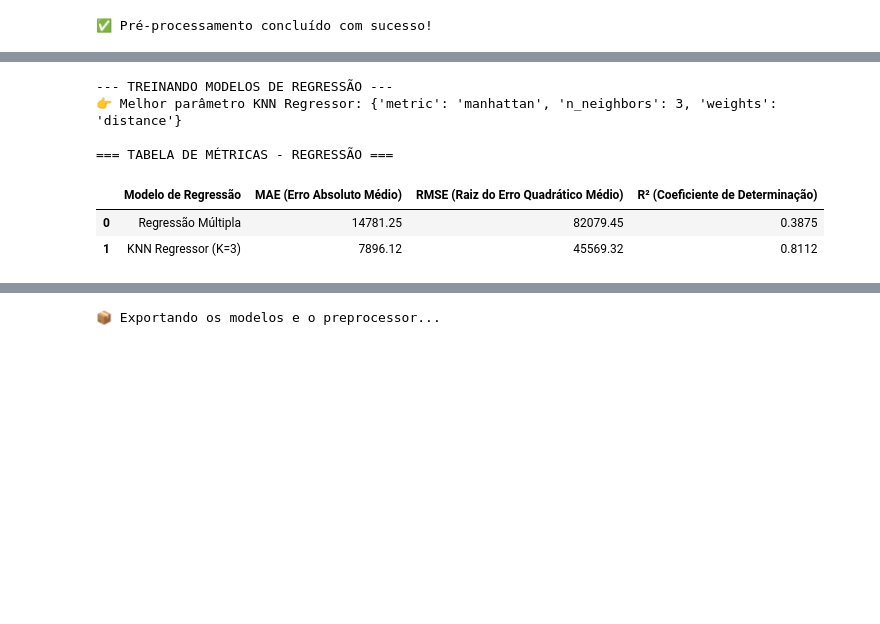
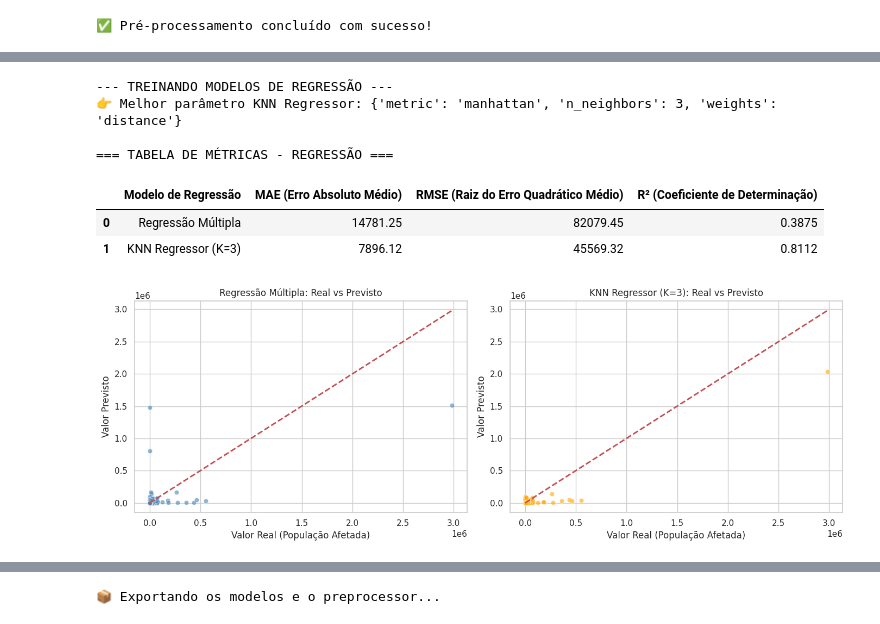
Before and after one commit to LaraDondossola/Classificacao-eventos-climaticos, a Jupyter notebook: Notebooks/Limpeza-e-Pré-processamento.ipynb, the cells around one changed output, grey strips where cells are left out. Cells and saved outputs as stored; diff of their text form; code cells hidden in the pictures; blank space fills up the shorter version.

```diff
--- a/Notebooks/Limpeza-e-Pré-processamento.ipynb
+++ b/Notebooks/Limpeza-e-Pré-processamento.ipynb
@@ -238,30 +253,54 @@ grid_knn_reg.fit(X_train_prep, y_train_reg)
 # Melhor modelo KNN encontrado
 best_knn_reg = grid_knn_reg.best_estimator_
 y_pred_knn = np.maximum(0, best_knn_reg.predict(X_test_prep))
 
 print(f"👉 Melhor parâmetro KNN Regressor: {grid_knn_reg.best_params_}")
 
 # Tabela de Métricas
 def metricas_reg(y_true, y_pred, nome):
     return {
         'Modelo de Regressão': nome,
         'MAE (Erro Absoluto Médio)': f"{mean_absolute_error(y_true, y_pred):.2f}",
         'RMSE (Raiz do Erro Quadrático Médio)': f"{np.sqrt(mean_squared_error(y_true, y_pred)):.2f}",
         'R² (Coeficiente de Determinação)': f"{r2_score(y_true, y_pred):.4f}"
     }
 
 df_res_reg = pd.DataFrame([
     metricas_reg(y_test_reg, y_pred_multipla, "Regressão Múltipla"),
     metricas_reg(y_test_reg, y_pred_knn, f"KNN Regressor (K={grid_knn_reg.best_params_['n_neighbors']})")
 ])
 
 print("\n=== TABELA DE MÉTRICAS - REGRESSÃO ===")
 display(df_res_reg)
+
+# Gráficos de Dispersão: Real vs Previsto
+fig, axes = plt.subplots(1, 2, figsize=(14, 5))
+
+# Definindo limite máximo para a linha de referência perfeita (y = x)
+max_val = max(y_test_reg.max(), max(y_pred_multipla.max(), y_pred_knn.max()))
+
+# 1. Gráfico Regressão Múltipla
+sns.scatterplot(x=y_test_reg, y=y_pred_multipla, ax=axes[0], alpha=0.6, color='steelblue')
+axes[0].plot([0, max_val], [0, max_val], 'r--', lw=2)  # Linha de identidade (y=x)
+axes[0].set_title('Regressão Múltipla: Real vs Previsto')
+axes[0].set_xlabel('Valor Real (População Afetada)')
+axes[0].set_ylabel('Valor Previsto')
+
+# 2. Gráfico KNN Regressor
+sns.scatterplot(x=y_test_reg, y=y_pred_knn, ax=axes[1], alpha=0.6, color='orange')
+axes[1].plot([0, max_val], [0, max_val], 'r--', lw=2)  # Linha de identidade (y=x)
+axes[1].set_title(f"KNN Regressor (K={grid_knn_reg.best_params_['n_neighbors']}): Real vs Previsto")
+axes[1].set_xlabel('Valor Real (População Afetada)')
+axes[1].set_ylabel('Valor Previsto')
+
+plt.tight_layout()
+plt.show()
 # %% [output]
 --- TREINANDO MODELOS DE REGRESSÃO ---
 👉 Melhor parâmetro KNN Regressor: {'metric': 'manhattan', 'n_neighbors': 3, 'weights': 'distance'}
 
 === TABELA DE MÉTRICAS - REGRESSÃO ===
 |  | Modelo de Regressão | MAE (Erro Absoluto Médio) | RMSE (Raiz do Erro Quadrático Médio) | R² (Coeficiente de Determinação) |
 | 0 | Regressão Múltipla | 14781.25 | 82079.45 | 0.3875 |
 | 1 | KNN Regressor (K=3) | 7896.12 | 45569.32 | 0.8112 |
+[figure, added]
```
Also changed, not shown: parts of 2 cells of this notebook.
